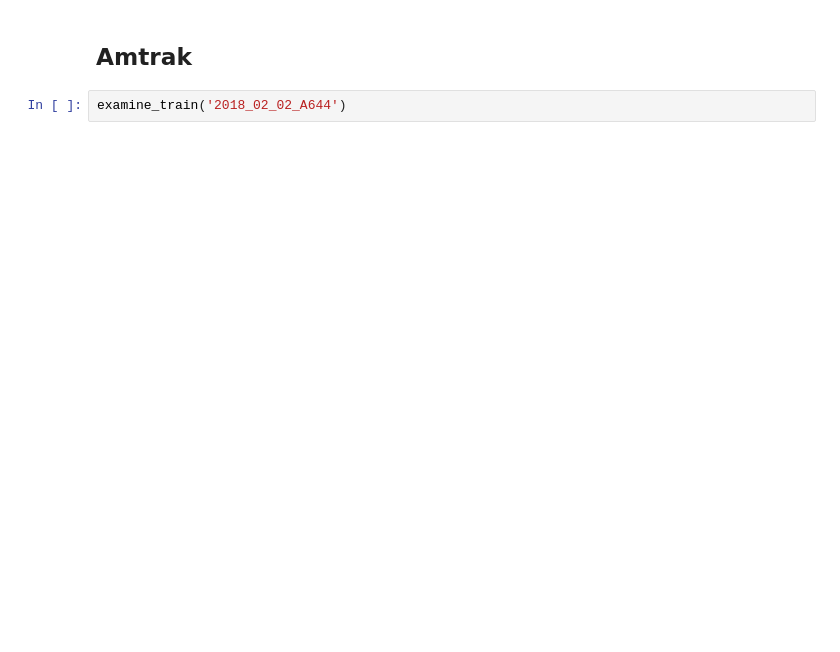
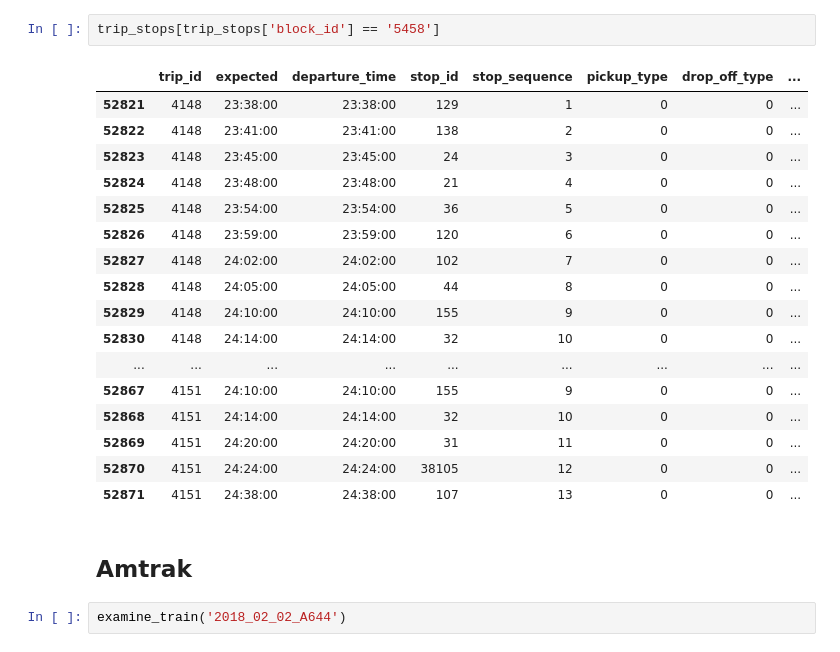
Before and after one commit to pranavbadami/njtransit, a Jupyter notebook: examine_trains.ipynb, the cells around one changed output. Drawn from its saved outputs; the diff is of its cells as text; blank space fills up the shorter version.

```diff
--- a/examine_trains.ipynb
+++ b/examine_trains.ipynb
@@ -157,3 +195,23 @@ examine_train('2018_02_01_0041')
+# %%
+trip_stops[trip_stops['block_id'] == '5458']
+# %% [output]
+|  | trip_id | expected | departure_time | stop_id | stop_sequence | pickup_type | drop_off_type | ... |
+| 52821 | 4148 | 23:38:00 | 23:38:00 | 129 | 1 | 0 | 0 | ... |
+| 52822 | 4148 | 23:41:00 | 23:41:00 | 138 | 2 | 0 | 0 | ... |
+| 52823 | 4148 | 23:45:00 | 23:45:00 | 24 | 3 | 0 | 0 | ... |
+| 52824 | 4148 | 23:48:00 | 23:48:00 | 21 | 4 | 0 | 0 | ... |
+| 52825 | 4148 | 23:54:00 | 23:54:00 | 36 | 5 | 0 | 0 | ... |
+| 52826 | 4148 | 23:59:00 | 23:59:00 | 120 | 6 | 0 | 0 | ... |
+| 52827 | 4148 | 24:02:00 | 24:02:00 | 102 | 7 | 0 | 0 | ... |
+| 52828 | 4148 | 24:05:00 | 24:05:00 | 44 | 8 | 0 | 0 | ... |
+| 52829 | 4148 | 24:10:00 | 24:10:00 | 155 | 9 | 0 | 0 | ... |
+| 52830 | 4148 | 24:14:00 | 24:14:00 | 32 | 10 | 0 | 0 | ... |
+| ... | ... | ... | ... | ... | ... | ... | ... | ... |
+| 52867 | 4151 | 24:10:00 | 24:10:00 | 155 | 9 | 0 | 0 | ... |
+| 52868 | 4151 | 24:14:00 | 24:14:00 | 32 | 10 | 0 | 0 | ... |
+| 52869 | 4151 | 24:20:00 | 24:20:00 | 31 | 11 | 0 | 0 | ... |
+| 52870 | 4151 | 24:24:00 | 24:24:00 | 38105 | 12 | 0 | 0 | ... |
+| 52871 | 4151 | 24:38:00 | 24:38:00 | 107 | 13 | 0 | 0 | ... |
 # %% [markdown]
 ## Amtrak
 # %%
```
Also changed, not shown: parts of 4 cells of this notebook, 2 other files.
